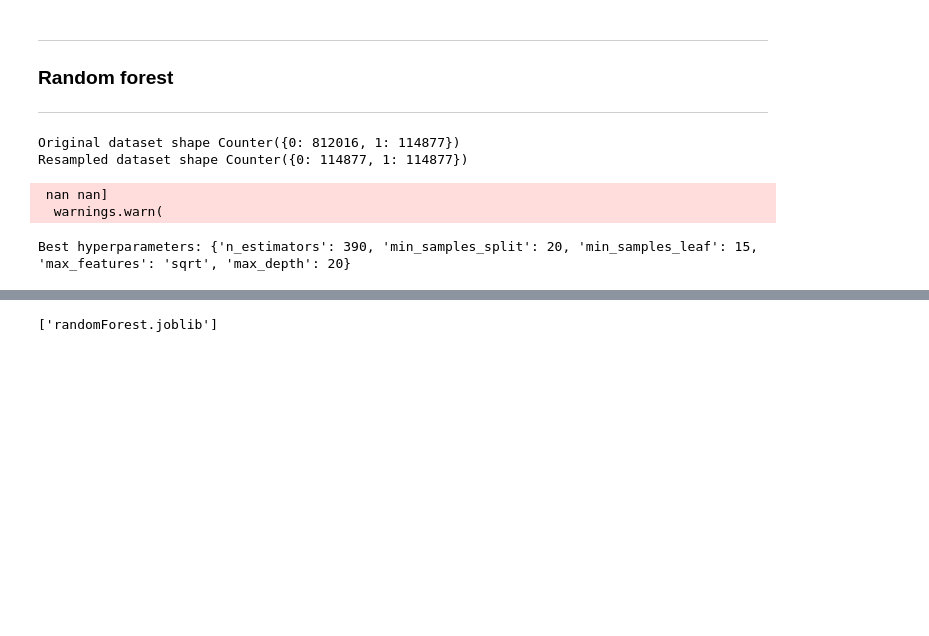
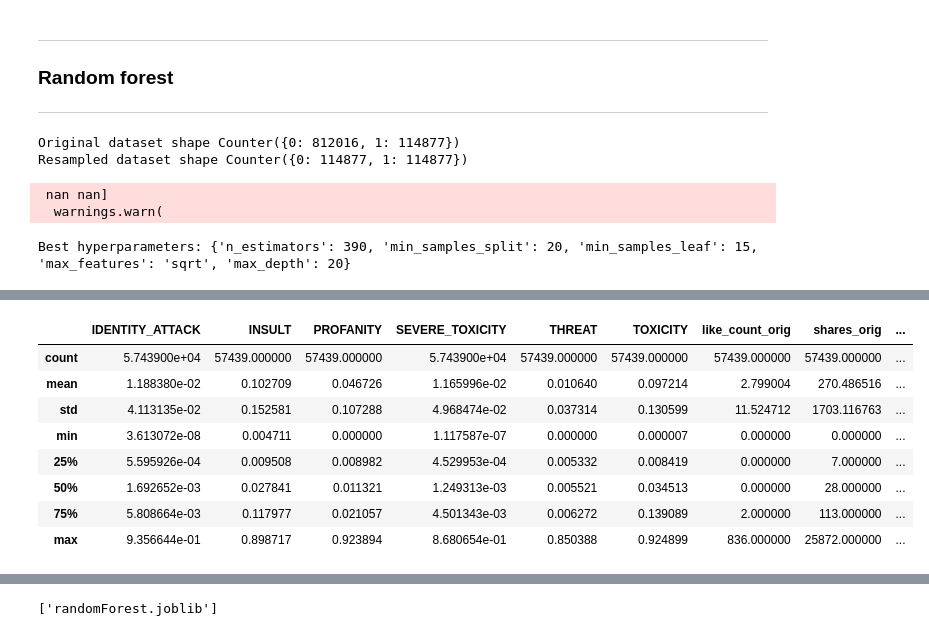
Before and after one commit to caseguin/GLO-7027, a Jupyter notebook: charles_workspace/charles_model_v2.ipynb, the cells around one changed output, grey strips where cells are left out. Cells and saved outputs as stored; diff of their text form; code cells hidden in the pictures; blank space fills up the shorter version.

```diff
--- a/charles_workspace/charles_model_v2.ipynb
+++ b/charles_workspace/charles_model_v2.ipynb
@@ -367,0 +482,12 @@ Mean CV score: 0.5361075968693861
+# %%
+df_results[col_list].describe()
+# %% [output]
+|  | IDENTITY_ATTACK | INSULT | PROFANITY | SEVERE_TOXICITY | THREAT | TOXICITY | like_count_orig | shares_orig | ... |
+| count | 5.743900e+04 | 57439.000000 | 57439.000000 | 5.743900e+04 | 57439.000000 | 57439.000000 | 57439.000000 | 57439.000000 | ... |
+| mean | 1.188380e-02 | 0.102709 | 0.046726 | 1.165996e-02 | 0.010640 | 0.097214 | 2.799004 | 270.486516 | ... |
+| std | 4.113135e-02 | 0.152581 | 0.107288 | 4.968474e-02 | 0.037314 | 0.130599 | 11.524712 | 1703.116763 | ... |
+| min | 3.613072e-08 | 0.004711 | 0.000000 | 1.117587e-07 | 0.000000 | 0.000007 | 0.000000 | 0.000000 | ... |
+| 25% | 5.595926e-04 | 0.009508 | 0.008982 | 4.529953e-04 | 0.005332 | 0.008419 | 0.000000 | 7.000000 | ... |
+| 50% | 1.692652e-03 | 0.027841 | 0.011321 | 1.249313e-03 | 0.005521 | 0.034513 | 0.000000 | 28.000000 | ... |
+| 75% | 5.808664e-03 | 0.117977 | 0.021057 | 4.501343e-03 | 0.006272 | 0.139089 | 2.000000 | 113.000000 | ... |
+| max | 9.356644e-01 | 0.898717 | 0.923894 | 8.680654e-01 | 0.850388 | 0.924899 | 836.000000 | 25872.000000 | ... |
```
Also changed, not shown: parts of 26 cells of this notebook, 4 other files.
